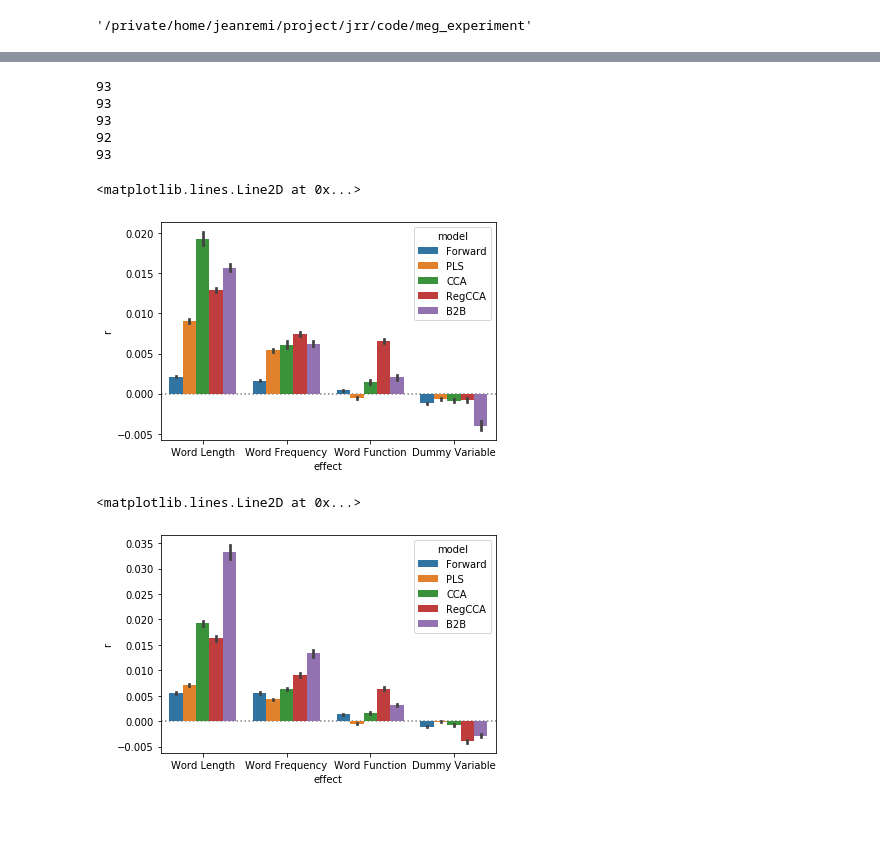
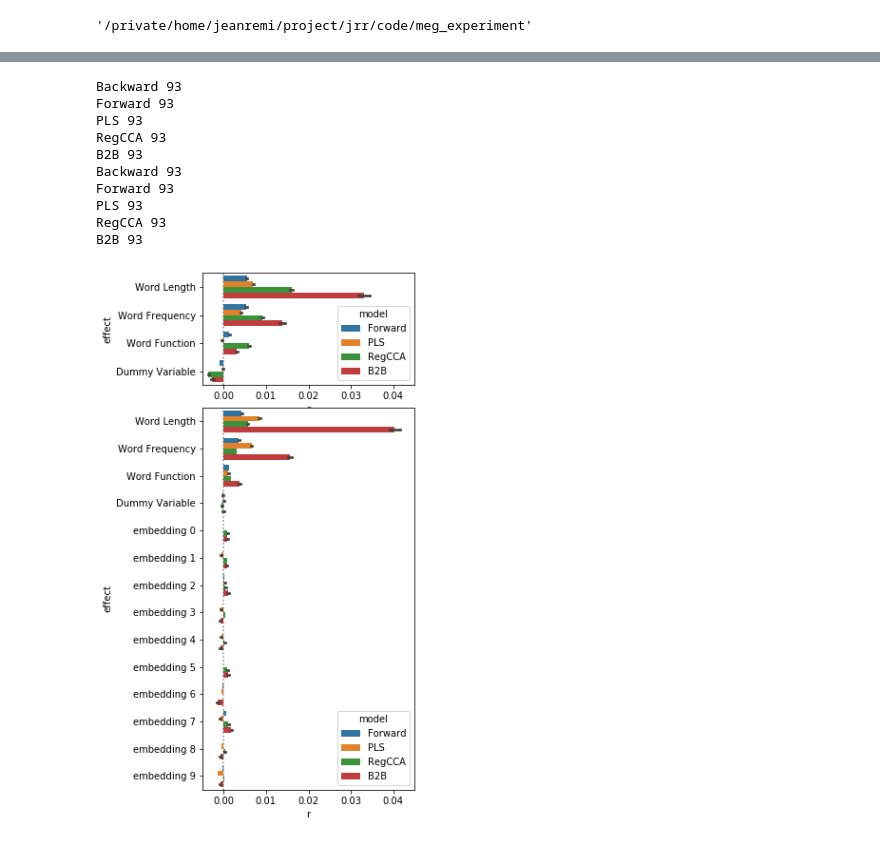
Before and after one commit to kingjr/b2b, a Jupyter notebook: code/meg_experiment/main.ipynb, the cells around one changed output, grey strips where cells are left out. Saved outputs shown, nothing was run; the diff lists cells and outputs as text; code cells hidden in the pictures.

```diff
--- a/code/meg_experiment/main.ipynb
+++ b/code/meg_experiment/main.ipynb
@@ -381,45 +203,0 @@ def get_results(model_name, folder='jrr_iclr', refit_knockout=False, word_emb=Fa
-# %%
-models = [
-          #'Backward',
-          'Forward',
-          'PLS',
-          'CCA',
-          'RegCCA',
-          'B2B',
-]
-features = ('Word Length', 'Word Frequency', 'Word Function', 'Dummy Variable')
-
-data = list()
-for model_name in models:
-    H_r, K_r = get_results(model_name, refit_knockout=False)
-    print(len(H_r))
-
-    scores = H_r - K_r
-    for effect_idx, effect in enumerate(features):
-        for subject, score in enumerate(scores):
-            for t, (time, r) in enumerate(zip(times, score)):
-                data.append(dict(subject=subject, effect=effect, model=model_name,
-                                 r=scores[subject, t, effect_idx], time=int(time*1e3)))
-data = pd.DataFrame(data)
-# %% [output]
-93
-93
-93
-92
-93
-# %%
-sns.barplot(x='effect', y='r',
-            hue='model', data=data.query('time>0'))
-plt.axhline(0, color='gray', ls=':', zorder=-1)
-#plt.ylim(-.01, .05)
-# %% [output]
-<matplotlib.lines.Line2D at 0x...>
-[figure, removed]
-# %%
-sns.barplot(x='effect', y='r',
-            hue='model', data=data.query('time>0'))
-plt.axhline(0, color='gray', ls=':', zorder=-1)
-#plt.ylim(-.01, .05)
-# %% [output]
-<matplotlib.lines.Line2D at 0x...>
-[figure, removed]
@@ -425,0 +255,31 @@ plt.axhline(0, color='gray', ls=':', zorder=-1)
+# %%
+fig = plt.figure(figsize=[4, 10])
+ax0 = plt.subplot(411)
+ax1 = plt.subplot2grid((4, 1), (1, 0), rowspan=3)
+data = get_all_results()
+data = data.query('model!="Backward"')
+sns.barplot(y='effect', x='r', orient='h',
+            hue='model', data=data.query('time>0'), ax=ax0)
+ax0.axvline(0, color='gray', ls=':', zorder=-1)
+ax0.set_xlim(-.005, 0.045)
+
+data = get_all_results(word_emb=True)
+data = data.query('model!="Backward"')
+sns.barplot(y='effect', x='r', orient='h',
+            hue='model', data=data.query('time>0'), ax=ax1)
+ax1.axvline(0, color='gray', ls=':', zorder=-1)
+ax1.set_xlim(-.005, 0.045)
+
+fig.savefig('compare_embeddings.pdf', bbox_inches='tight')
+# %% [output]
+Backward 93
+Forward 93
+PLS 93
+RegCCA 93
+B2B 93
+Backward 93
+Forward 93
+PLS 93
+RegCCA 93
+B2B 93
+[figure, added]
```
Also changed, not shown: parts of 20 cells of this notebook, 59 other files.
